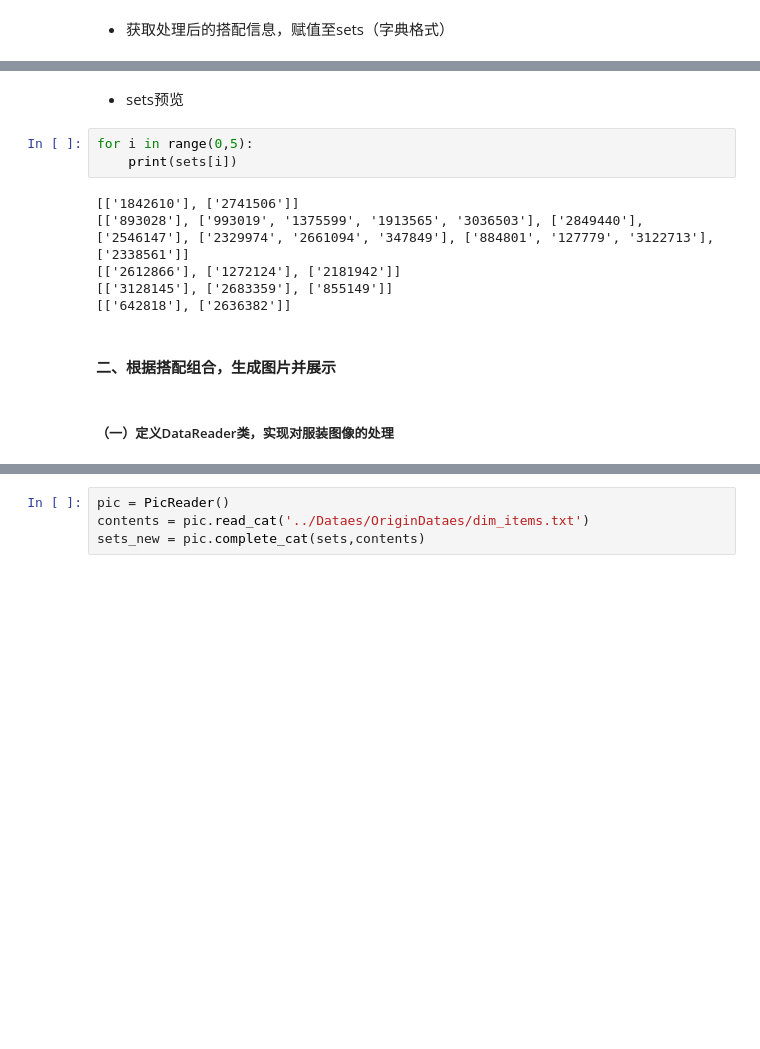
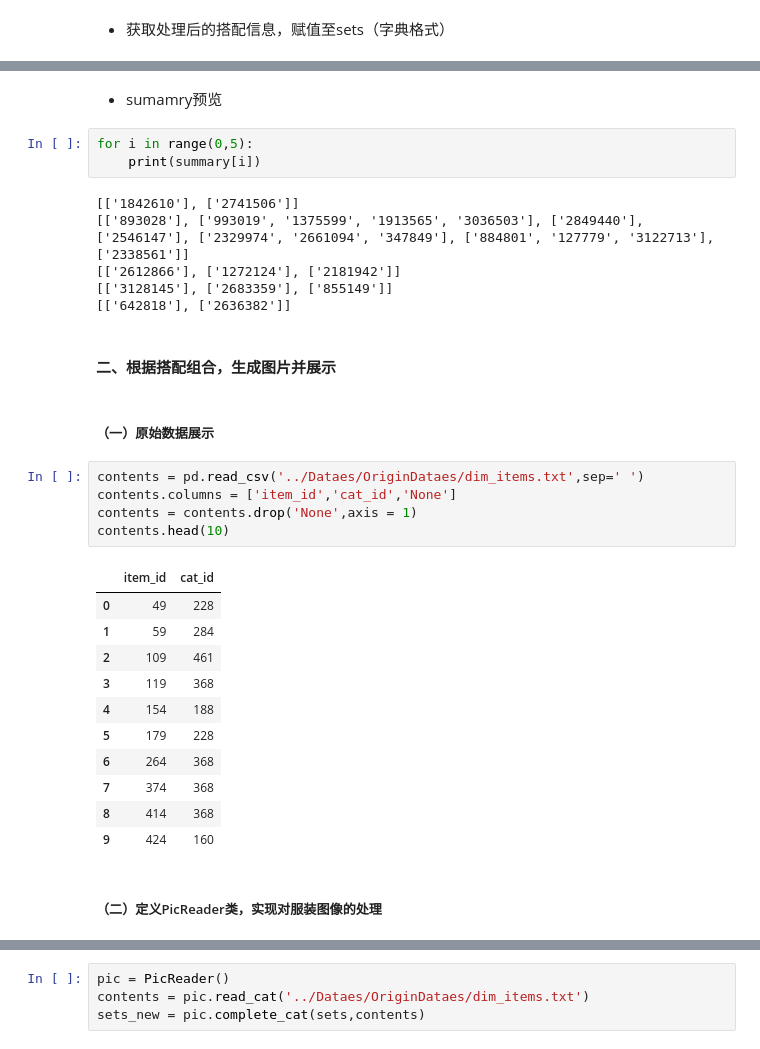
Before and after one commit to ZWtu19/CSH_Work, a Jupyter notebook: 2.work2/present_clothset.ipynb, the cells around one changed output, grey strips where cells are left out. Drawn from its saved outputs; the diff is of its cells as text; blank space fills up the shorter version.

```diff
--- a/2.work2/present_clothset.ipynb
+++ b/2.work2/present_clothset.ipynb
@@ -73,8 +87,8 @@ sets = data.create_sets()
 # %% [markdown]
-* sets预览
+* sumamry预览
 # %%
 for i in range(0,5):
-    print(sets[i])
+    print(summary[i])
 # %% [output]
 [['1842610'], ['2741506']]
 [['893028'], ['993019', '1375599', '1913565', '3036503'], ['2849440'], ['2546147'], ['2329974', '2661094', '347849'], ['884801', '127779', '3122713'], ['2338561']]
@@ -84,7 +98,26 @@ for i in range(0,5):
 # %% [markdown]
 #### 二、根据搭配组合，生成图片并展示
 # %% [markdown]
-##### （一）定义DataReader类，实现对服装图像的处理
+##### （一）原始数据展示
+# %%
+contents = pd.read_csv('../Dataes/OriginDataes/dim_items.txt',sep=' ')
+contents.columns = ['item_id','cat_id','None']
+contents = contents.drop('None',axis = 1)
+contents.head(10)
+# %% [output]
+|  | item_id | cat_id |
+| 0 | 49 | 228 |
+| 1 | 59 | 284 |
+| 2 | 109 | 461 |
+| 3 | 119 | 368 |
+| 4 | 154 | 188 |
+| 5 | 179 | 228 |
+| 6 | 264 | 368 |
+| 7 | 374 | 368 |
+| 8 | 414 | 368 |
+| 9 | 424 | 160 |
+# %% [markdown]
+##### （二）定义PicReader类，实现对服装图像的处理
 # %% [markdown]
 |类型|名称|输入|输出|备注|
 |--|--|--|--|--|
```
Also changed, not shown: parts of 9 cells of this notebook.
